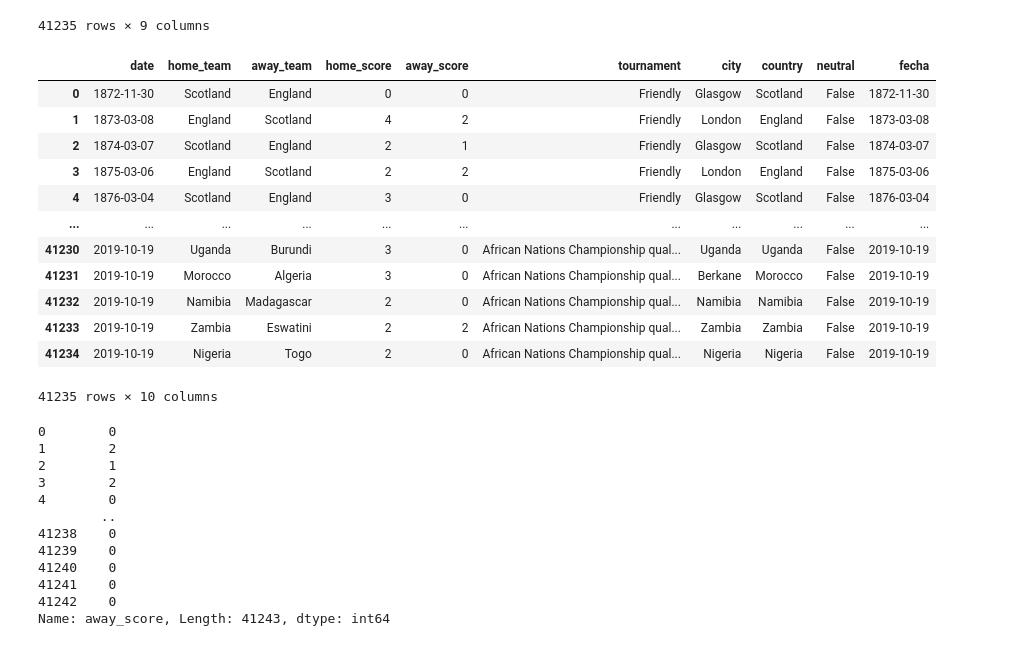
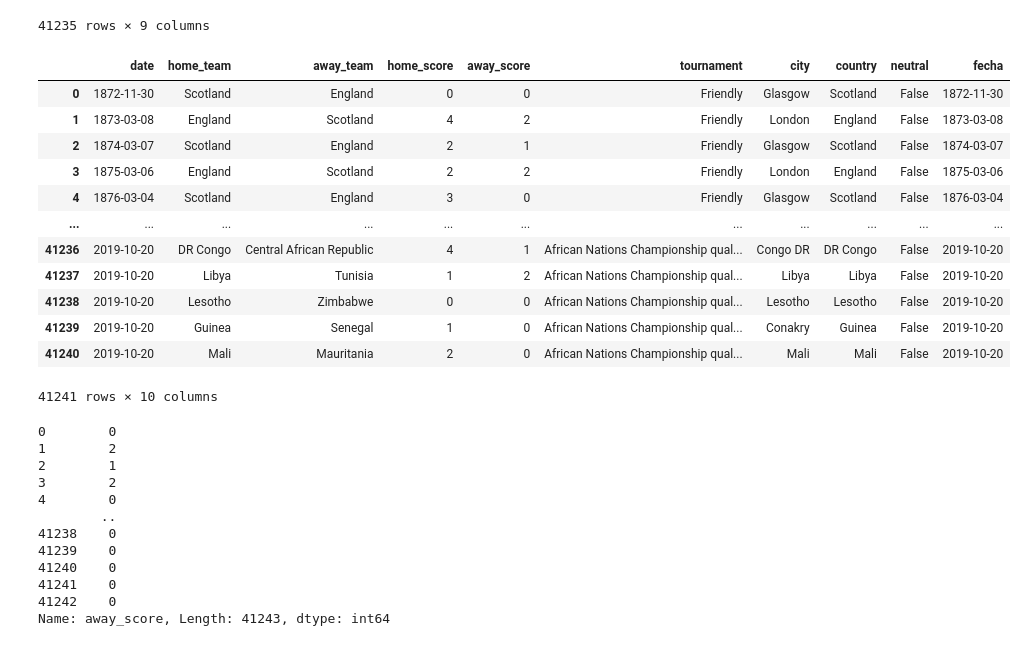
Before and after one commit to JMML2021/0501_sampling, a Jupyter notebook: 05_Sampling.ipynb, the cells around one changed output. Drawn from its saved outputs; the diff is of its cells as text; code cells hidden in the pictures.

```diff
--- a/05_Sampling.ipynb
+++ b/05_Sampling.ipynb
@@ -48,26 +136,26 @@ df.head(-8)
 # %%
 # Convierto todas las columnas de tiempo en un formato correcto
 df1 = df.copy()
 
 formato = ("%Y-%m-%d %H:%M")
 df1['fecha']= pd.to_datetime(df1['date'],
                                format=formato,
                                errors='coerce')
-df1.head(-8)
+df1.head(-2)
 # %% [output]
 |  | date | home_team | away_team | home_score | away_score | tournament | city | country | neutral | fecha |
 | 0 | 1872-11-30 | Scotland | England | 0 | 0 | Friendly | Glasgow | Scotland | False | 1872-11-30 |
 | 1 | 1873-03-08 | England | Scotland | 4 | 2 | Friendly | London | England | False | 1873-03-08 |
 | 2 | 1874-03-07 | Scotland | England | 2 | 1 | Friendly | Glasgow | Scotland | False | 1874-03-07 |
 | 3 | 1875-03-06 | England | Scotland | 2 | 2 | Friendly | London | England | False | 1875-03-06 |
 | 4 | 1876-03-04 | Scotland | England | 3 | 0 | Friendly | Glasgow | Scotland | False | 1876-03-04 |
 | ... | ... | ... | ... | ... | ... | ... | ... | ... | ... | ... |
-| 41230 | 2019-10-19 | Uganda | Burundi | 3 | 0 | African Nations Championship qual... | Uganda | Uganda | False | 2019-10-19 |
-| 41231 | 2019-10-19 | Morocco | Algeria | 3 | 0 | African Nations Championship qual... | Berkane | Morocco | False | 2019-10-19 |
-| 41232 | 2019-10-19 | Namibia | Madagascar | 2 | 0 | African Nations Championship qual... | Namibia | Namibia | False | 2019-10-19 |
-| 41233 | 2019-10-19 | Zambia | Eswatini | 2 | 2 | African Nations Championship qual... | Zambia | Zambia | False | 2019-10-19 |
-| 41234 | 2019-10-19 | Nigeria | Togo | 2 | 0 | African Nations Championship qual... | Nigeria | Nigeria | False | 2019-10-19 |
+| 41236 | 2019-10-20 | DR Congo | Central African Republic | 4 | 1 | African Nations Championship qual... | Congo DR | DR Congo | False | 2019-10-20 |
+| 41237 | 2019-10-20 | Libya | Tunisia | 1 | 2 | African Nations Championship qual... | Libya | Libya | False | 2019-10-20 |
+| 41238 | 2019-10-20 | Lesotho | Zimbabwe | 0 | 0 | African Nations Championship qual... | Lesotho | Lesotho | False | 2019-10-20 |
+| 41239 | 2019-10-20 | Guinea | Senegal | 1 | 0 | African Nations Championship qual... | Conakry | Guinea | False | 2019-10-20 |
+| 41240 | 2019-10-20 | Mali | Mauritania | 2 | 0 | African Nations Championship qual... | Mali | Mali | False | 2019-10-20 |
-41235 rows × 10 columns
+41241 rows × 10 columns
 # %%
 # Convierto las colunas de goles Enteros
 df1['away_score'].astype(int)
```
Also changed, not shown: parts of 19 cells of this notebook.
